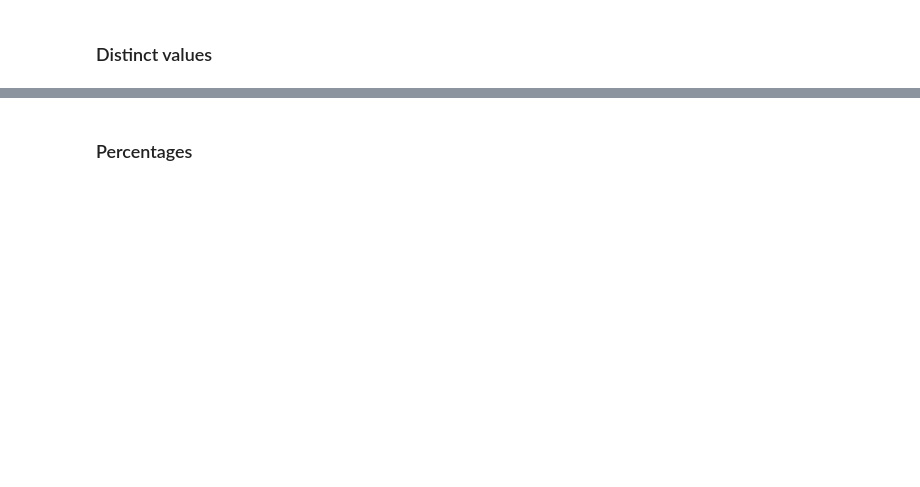
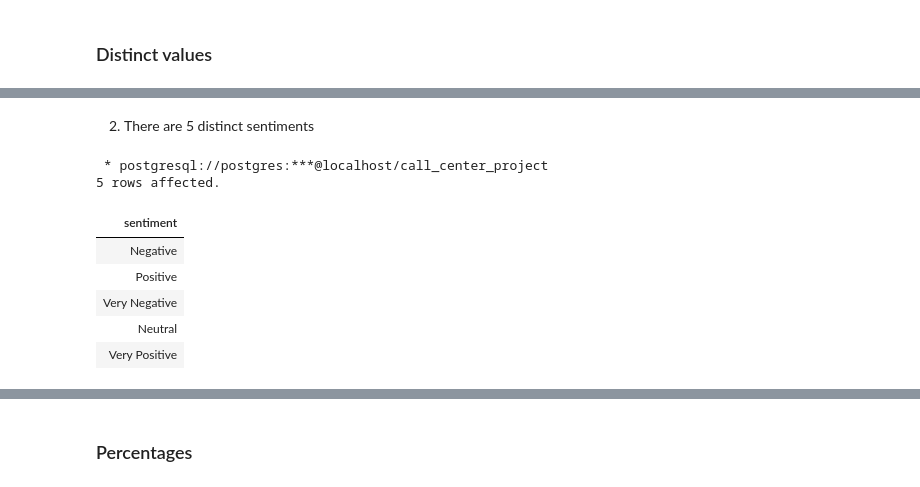
Before and after one commit to mary-zh555/CallCenterProject, a Jupyter notebook: eda.ipynb, the cells around one changed output, grey strips where cells are left out. Saved outputs shown, nothing was run; the diff lists cells and outputs as text; code cells hidden in the pictures; blank space fills up the shorter version.

```diff
--- a/eda.ipynb
+++ b/eda.ipynb
@@ -43,0 +84,15 @@ LIMIT 5
+# %% [markdown]
+2. There are 5 distinct sentiments
+# %%
+%%sql
+
+SELECT DISTINCT sentiment FROM calls;
+# %% [output]
+ * postgresql://postgres:***@localhost/call_center_project
+5 rows affected.
+| sentiment |
+| Negative |
+| Positive |
+| Very Negative |
+| Neutral |
+| Very Positive |
```
Also changed, not shown: parts of 20 cells of this notebook, 1 other file.
